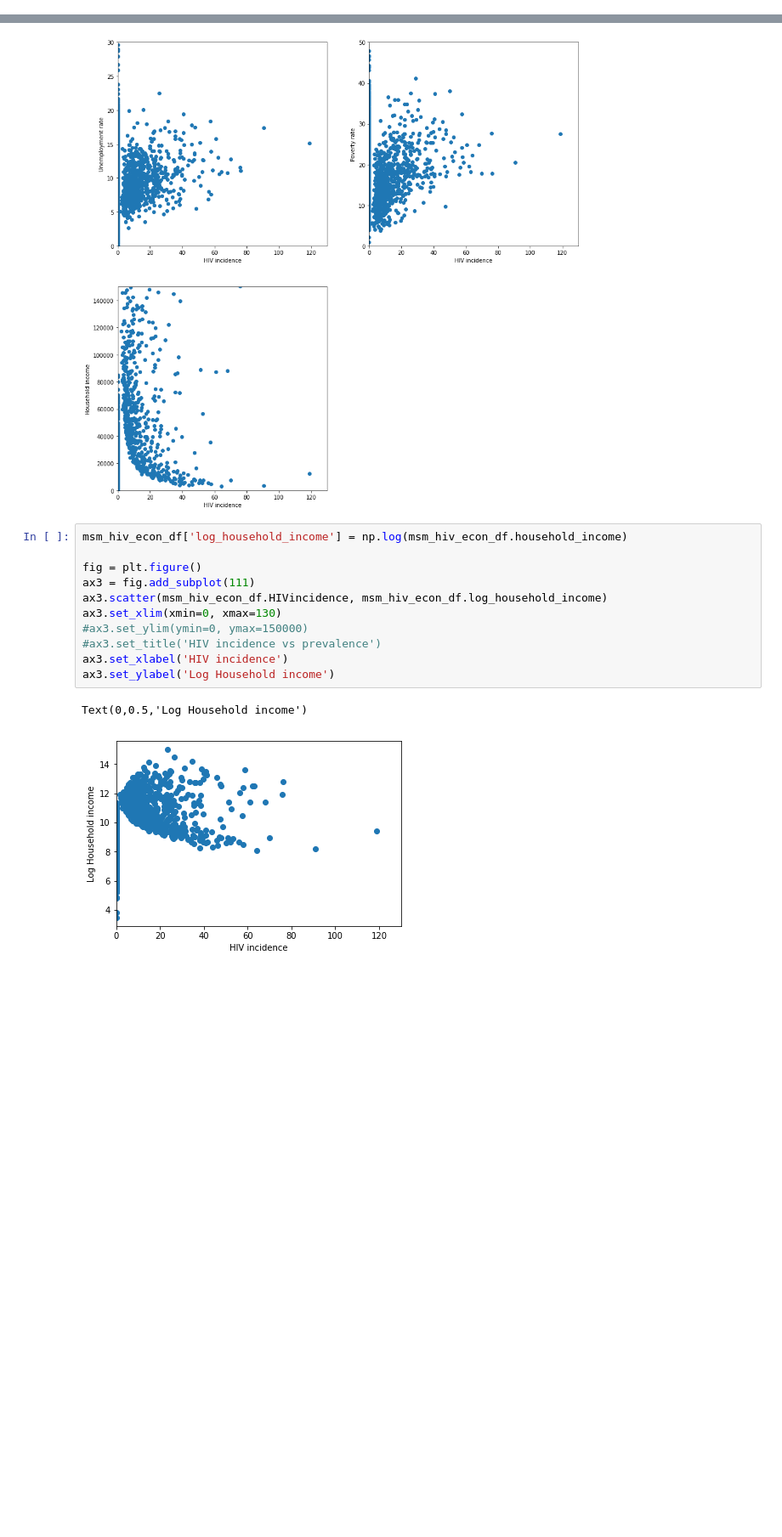
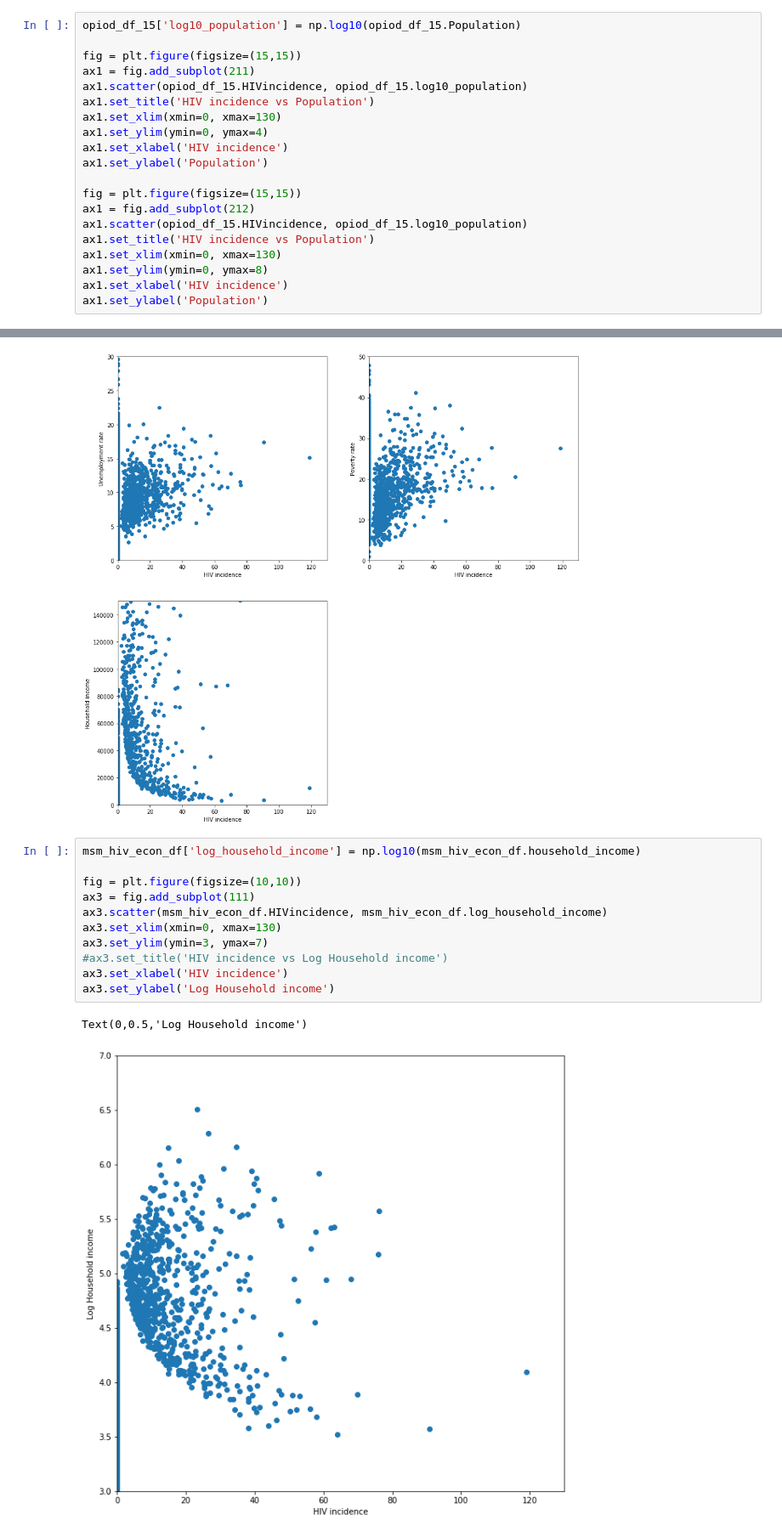
Before and after one commit to elogue01/Forecasting-HIV-Infections, a Jupyter notebook: Capstone_eda.ipynb, the cells around one changed output, grey strips where cells are left out. Shown at 85% size. Saved outputs shown, nothing was run; the diff lists cells and outputs as text; blank space fills up the shorter version.

```diff
--- a/Capstone_eda.ipynb
+++ b/Capstone_eda.ipynb
@@ -294,0 +322,20 @@ plt.tight_layout()
+# %%
+opiod_df_15['log10_population'] = np.log10(opiod_df_15.Population)
+
+fig = plt.figure(figsize=(15,15))
+ax1 = fig.add_subplot(211)
+ax1.scatter(opiod_df_15.HIVincidence, opiod_df_15.log10_population)
+ax1.set_title('HIV incidence vs Population')
+ax1.set_xlim(xmin=0, xmax=130)
+ax1.set_ylim(ymin=0, ymax=4)
+ax1.set_xlabel('HIV incidence')
+ax1.set_ylabel('Population')
+
+fig = plt.figure(figsize=(15,15))
+ax1 = fig.add_subplot(212)
+ax1.scatter(opiod_df_15.HIVincidence, opiod_df_15.log10_population)
+ax1.set_title('HIV incidence vs Population')
+ax1.set_xlim(xmin=0, xmax=130)
+ax1.set_ylim(ymin=0, ymax=8)
+ax1.set_xlabel('HIV incidence')
+ax1.set_ylabel('Population')
@@ -570,16 +720,16 @@ ax3.set_ylabel('Household income')
 Text(0,0.5,'Household income')
 [figure]
 # %%
-msm_hiv_econ_df['log_household_income'] = np.log(msm_hiv_econ_df.household_income)
+msm_hiv_econ_df['log_household_income'] = np.log10(msm_hiv_econ_df.household_income)
 
-fig = plt.figure()
+fig = plt.figure(figsize=(10,10))
 ax3 = fig.add_subplot(111)
 ax3.scatter(msm_hiv_econ_df.HIVincidence, msm_hiv_econ_df.log_household_income)
 ax3.set_xlim(xmin=0, xmax=130)
-#ax3.set_ylim(ymin=0, ymax=150000)
-#ax3.set_title('HIV incidence vs prevalence')
+ax3.set_ylim(ymin=3, ymax=7)
+#ax3.set_title('HIV incidence vs Log Household income')
 ax3.set_xlabel('HIV incidence')
 ax3.set_ylabel('Log Household income')
 # %% [output]
 Text(0,0.5,'Log Household income')
-[figure, old version]
+[figure, new version]
```
Also changed, not shown: parts of 29 cells of this notebook.
